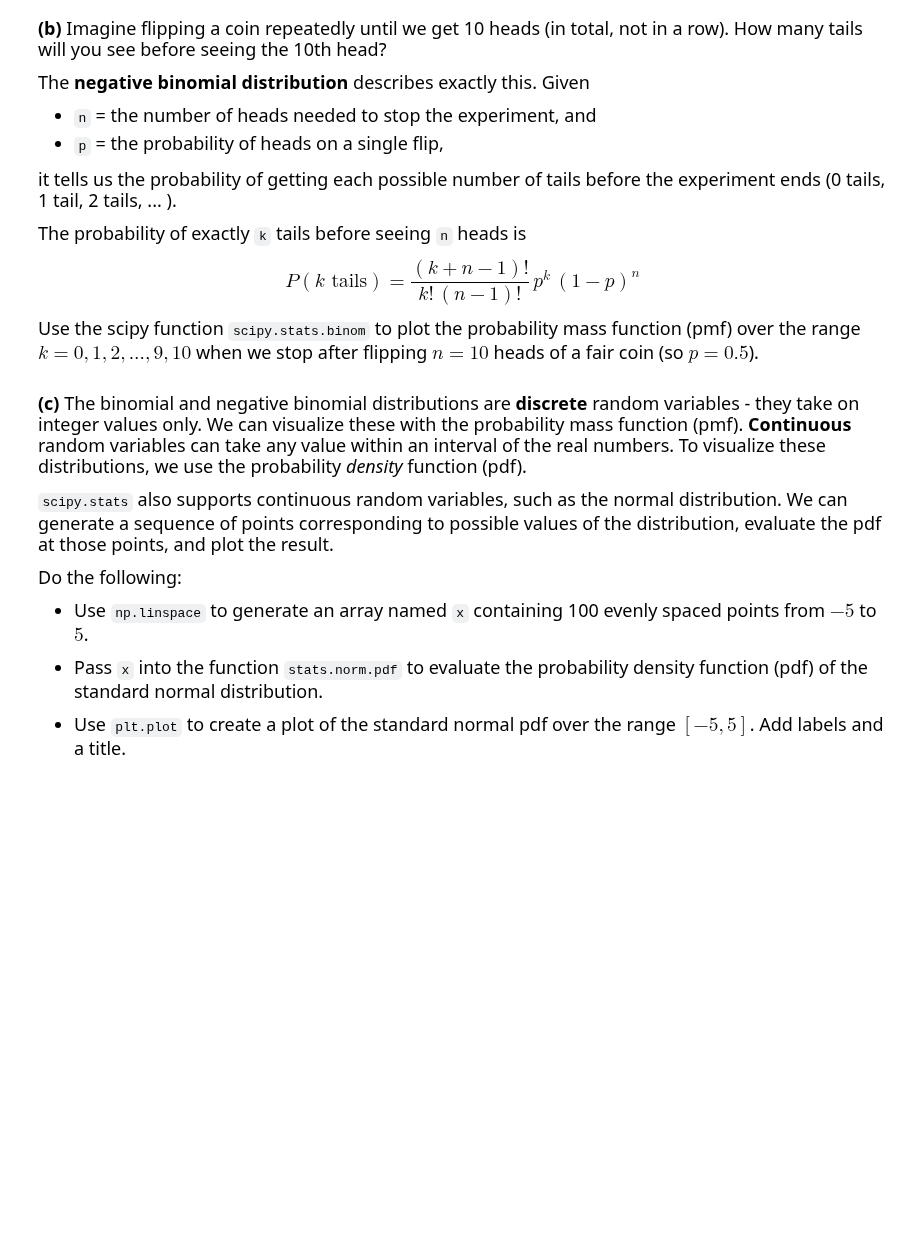
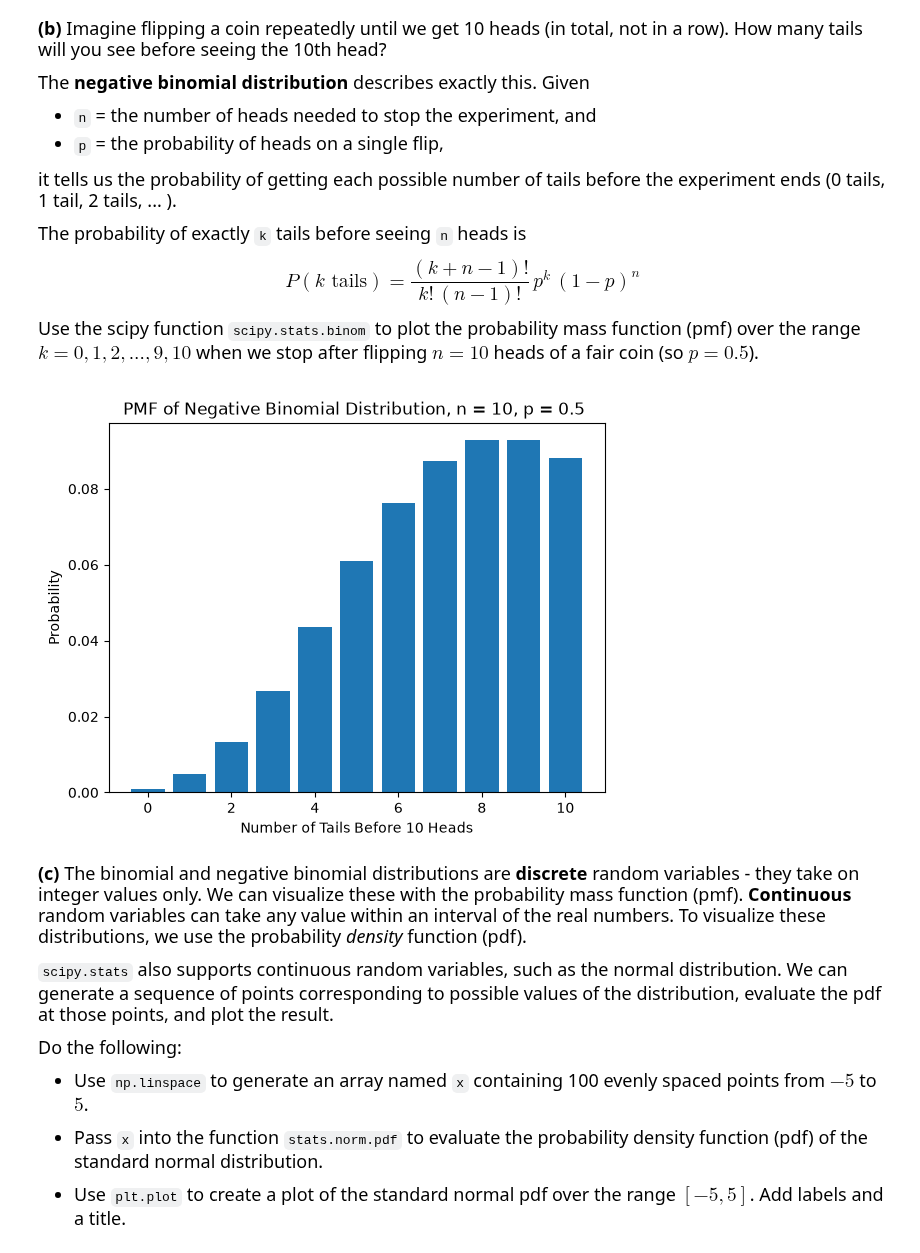
Before and after one commit to EthanElbogen/datasci185fall2026, a Jupyter notebook: _assignments/assignment_3/Assignment3.ipynb, the cells around one changed output. Cells and saved outputs as stored; diff of their text form; code cells hidden in the pictures; blank space fills up the shorter version.

```diff
--- a/_assignments/assignment_3/Assignment3.ipynb
+++ b/_assignments/assignment_3/Assignment3.ipynb
@@ -43,6 +50,23 @@ $$P(k \text{ tails}) = \frac{(k+n-1)!}{k!\,(n-1)!}\, p^{k}\,(1-p)^{n}$$
 Use the scipy function `scipy.stats.binom` to plot the probability mass function (pmf) over the range $k=0, 1, 2, ..., 9, 10$ when we stop after flipping $n=10$ heads of a fair coin (so $p = 0.5$).
 # %%
 # your code here
+import scipy.stats as stats
+import matplotlib.pyplot as plt
+
+n = 10
+p = 0.5
+
+k_values = [0, 1, 2, 3, 4, 5, 6, 7, 8, 9, 10]
+
+pmf = stats.nbinom.pmf(k_values,n, p)
+
+plt.bar(k_values, pmf)
+plt.title(f"PMF of Negative Binomial Distribution, n = {n}, p = {p} ")
+plt.xlabel("Number of Tails Before 10 Heads")
+plt.ylabel("Probability")
+plt.show()
+# %% [output]
+[figure, added]
 # %% [markdown]
 <font size = "4">
 
```
Also changed, not shown: parts of 3 cells of this notebook, 12 other files.
